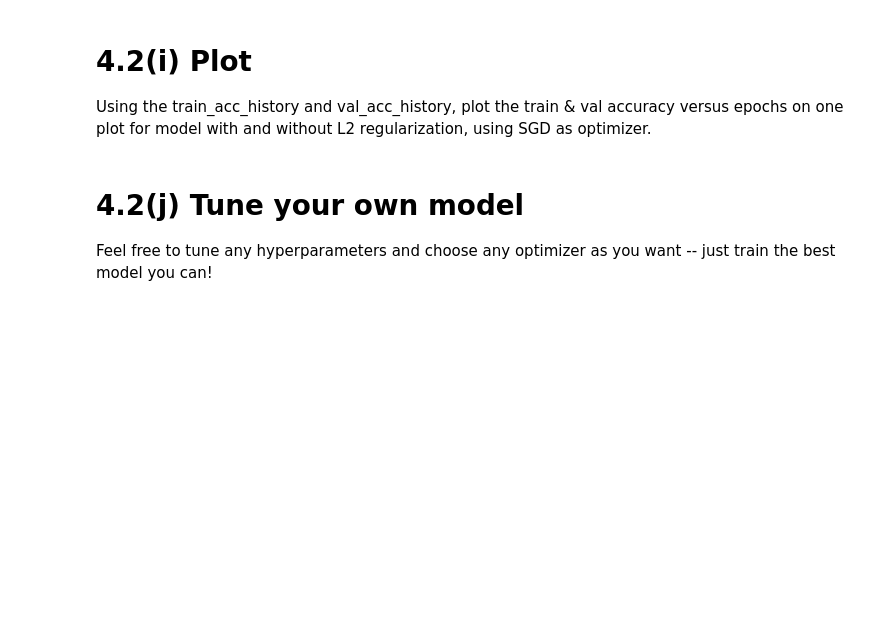
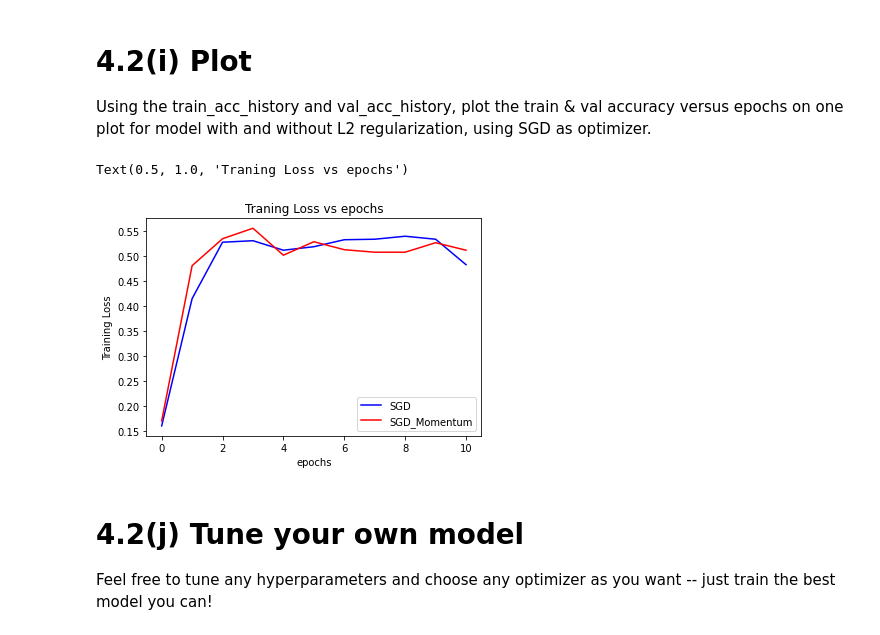
Before and after one commit to SauravTelge/eecs504, a Jupyter notebook: EECS442_504_PS4_FA_2022.ipynb, the cells around one changed output. Drawn from its saved outputs; the diff is of its cells as text; code cells hidden in the pictures; blank space fills up the shorter version.

```diff
--- a/EECS442_504_PS4_FA_2022.ipynb
+++ b/EECS442_504_PS4_FA_2022.ipynb
@@ -744,3 +837,20 @@ Using the train_acc_history and val_acc_history, plot the train & val accuracy v
+# %%
+#######################################################################
+# TODO: Your Code here
+#######################################################################
+plt.plot(np.arange(11),train_acc_history_SGD,color='b',label='SGD')
+plt.plot(np.arange(11),train_acc_history_SGD_L2,color='r',label='SGD_Momentum')
+plt.xlabel('epochs')
+plt.ylabel('Training Loss')
+plt.legend()
+plt.title('Traning Loss vs epochs')
+
+#######################################################################
+#                         END OF YOUR CODE                            #
+#######################################################################
+# %% [output]
+Text(0.5, 1.0, 'Traning Loss vs epochs')
+[figure, added]
 # %% [markdown]
 # 4.2(j) Tune your own model
 
```
Also changed, not shown: parts of 18 cells of this notebook.
